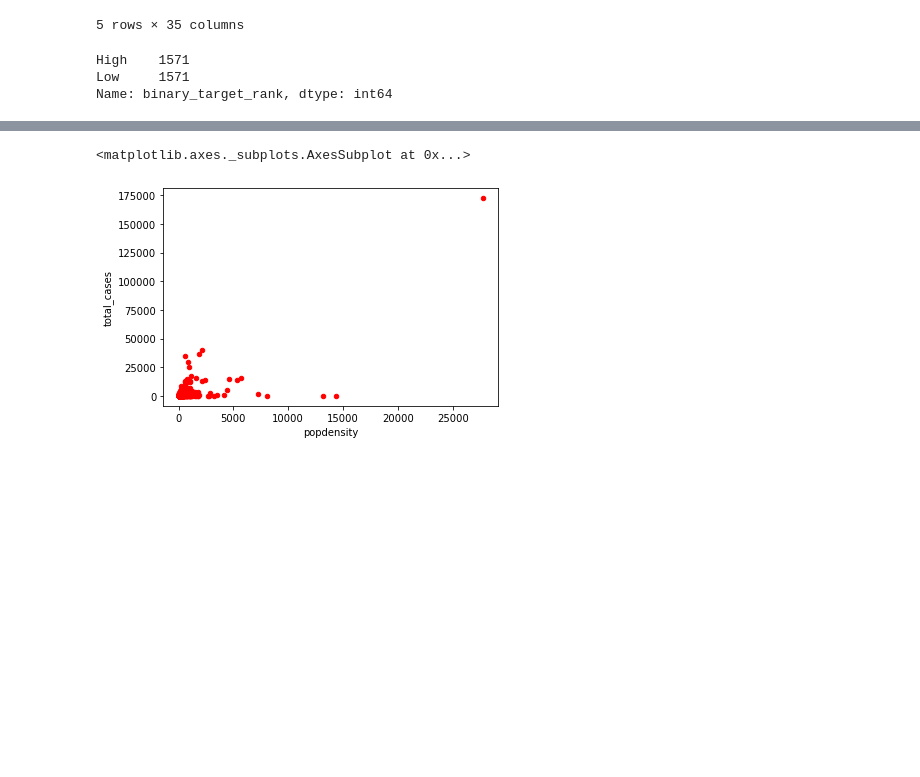
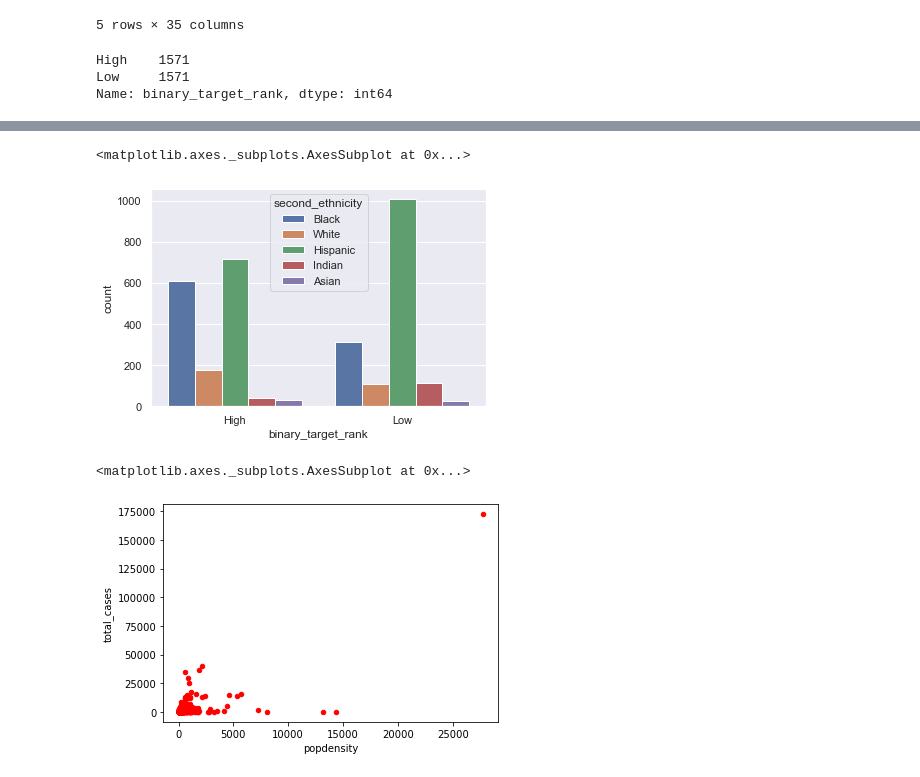
Before and after one commit to billyean/Machine_learning, a Jupyter notebook: mlsci/ist340/clean_training_data.ipynb, the cells around one changed output, grey strips where cells are left out. Drawn from its saved outputs; the diff is of its cells as text; code cells hidden in the pictures; blank space fills up the shorter version.

```diff
--- a/mlsci/ist340/clean_training_data.ipynb
+++ b/mlsci/ist340/clean_training_data.ipynb
@@ -246,3 +246,10 @@ sns.countplot(x="binary_target_rank", data=result)
+# %%
+import seaborn as sns
+sns.set(style="darkgrid")
+sns.countplot(x="binary_target_rank", hue='second_ethnicity', data=result)
+# %% [output]
+<matplotlib.axes._subplots.AxesSubplot at 0x...>
+[figure, added]
 # %%
 result.to_csv('final/model.csv')
 # %%
```
Also changed, not shown: parts of 1 cell of this notebook.
